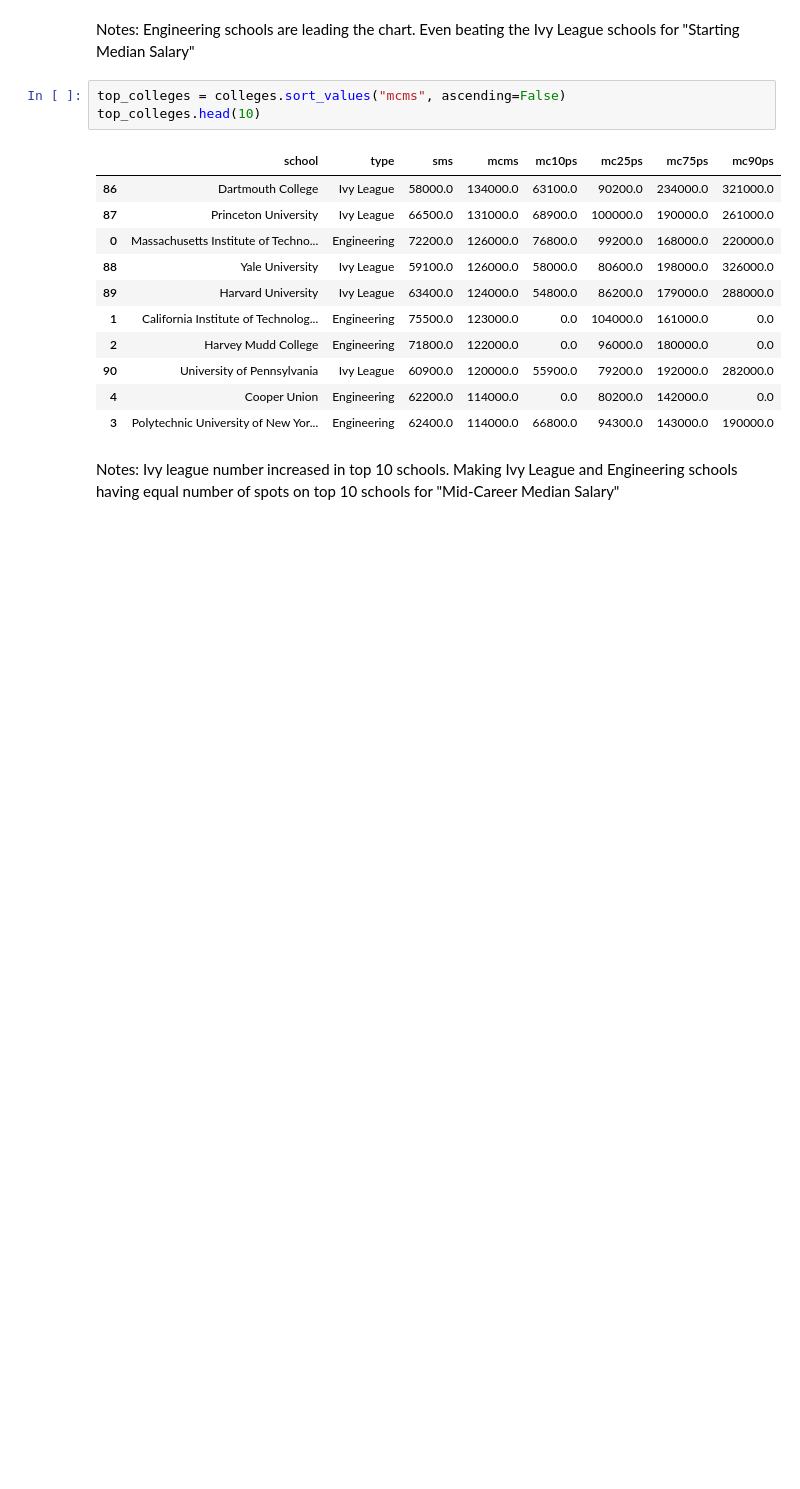
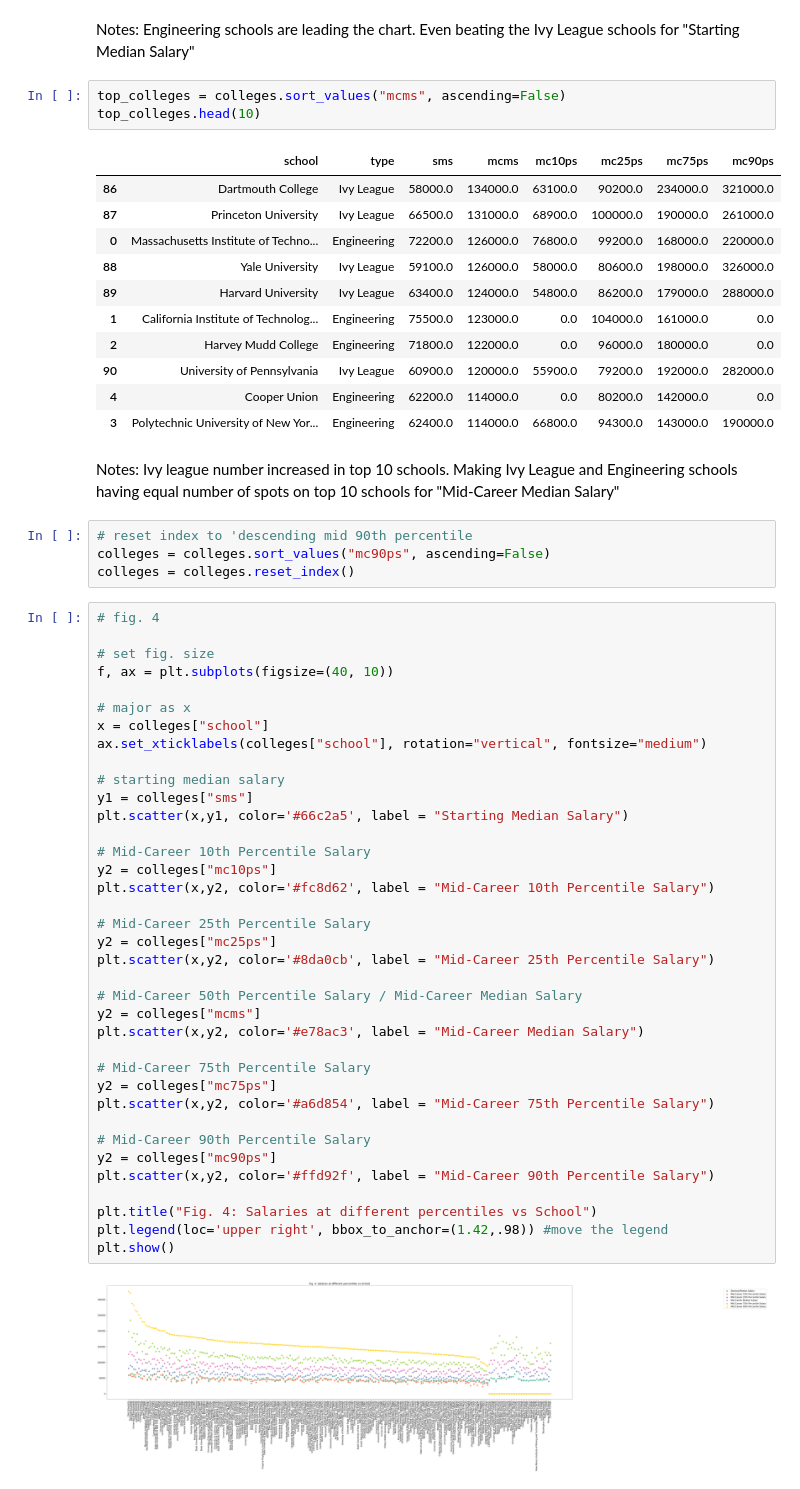
Before and after one commit to ccny-data/College_Major_Data, a Jupyter notebook: playground/college_salaries.ipynb, the cells around one changed output. Drawn from its saved outputs; the diff is of its cells as text; blank space fills up the shorter version.

Commit message:
updated colleges dataframe section

```diff
--- a/playground/college_salaries.ipynb
+++ b/playground/college_salaries.ipynb
@@ -251,3 +251,46 @@ top_colleges.head(10)
 | 3 | Polytechnic University of New Yor... | Engineering | 62400.0 | 114000.0 | 66800.0 | 94300.0 | 143000.0 | 190000.0 |
 # %% [markdown]
 Notes: Ivy league number increased in top 10 schools. Making Ivy League and Engineering schools having equal number of spots on top 10 schools for "Mid-Career Median Salary"
+# %%
+# reset index to 'descending mid 90th percentile
+colleges = colleges.sort_values("mc90ps", ascending=False)
+colleges = colleges.reset_index()
+# %%
+# fig. 4
+
+# set fig. size
+f, ax = plt.subplots(figsize=(40, 10))
+
+# major as x
+x = colleges["school"]
+ax.set_xticklabels(colleges["school"], rotation="vertical", fontsize="medium")
+
+# starting median salary
+y1 = colleges["sms"]
+plt.scatter(x,y1, color='#66c2a5', label = "Starting Median Salary")
+
+# Mid-Career 10th Percentile Salary
+y2 = colleges["mc10ps"]
+plt.scatter(x,y2, color='#fc8d62', label = "Mid-Career 10th Percentile Salary")
+
+# Mid-Career 25th Percentile Salary
+y2 = colleges["mc25ps"]
+plt.scatter(x,y2, color='#8da0cb', label = "Mid-Career 25th Percentile Salary")
+
+# Mid-Career 50th Percentile Salary / Mid-Career Median Salary
+y2 = colleges["mcms"]
+plt.scatter(x,y2, color='#e78ac3', label = "Mid-Career Median Salary")
+
+# Mid-Career 75th Percentile Salary
+y2 = colleges["mc75ps"]
+plt.scatter(x,y2, color='#a6d854', label = "Mid-Career 75th Percentile Salary")
+
+# Mid-Career 90th Percentile Salary
+y2 = colleges["mc90ps"]
+plt.scatter(x,y2, color='#ffd92f', label = "Mid-Career 90th Percentile Salary")
+
+plt.title("Fig. 4: Salaries at different percentiles vs School")
+plt.legend(loc='upper right', bbox_to_anchor=(1.42,.98)) #move the legend
+plt.show()
+# %% [output]
+[figure, added]
```
Also changed, not shown: parts of 10 cells of this notebook.
